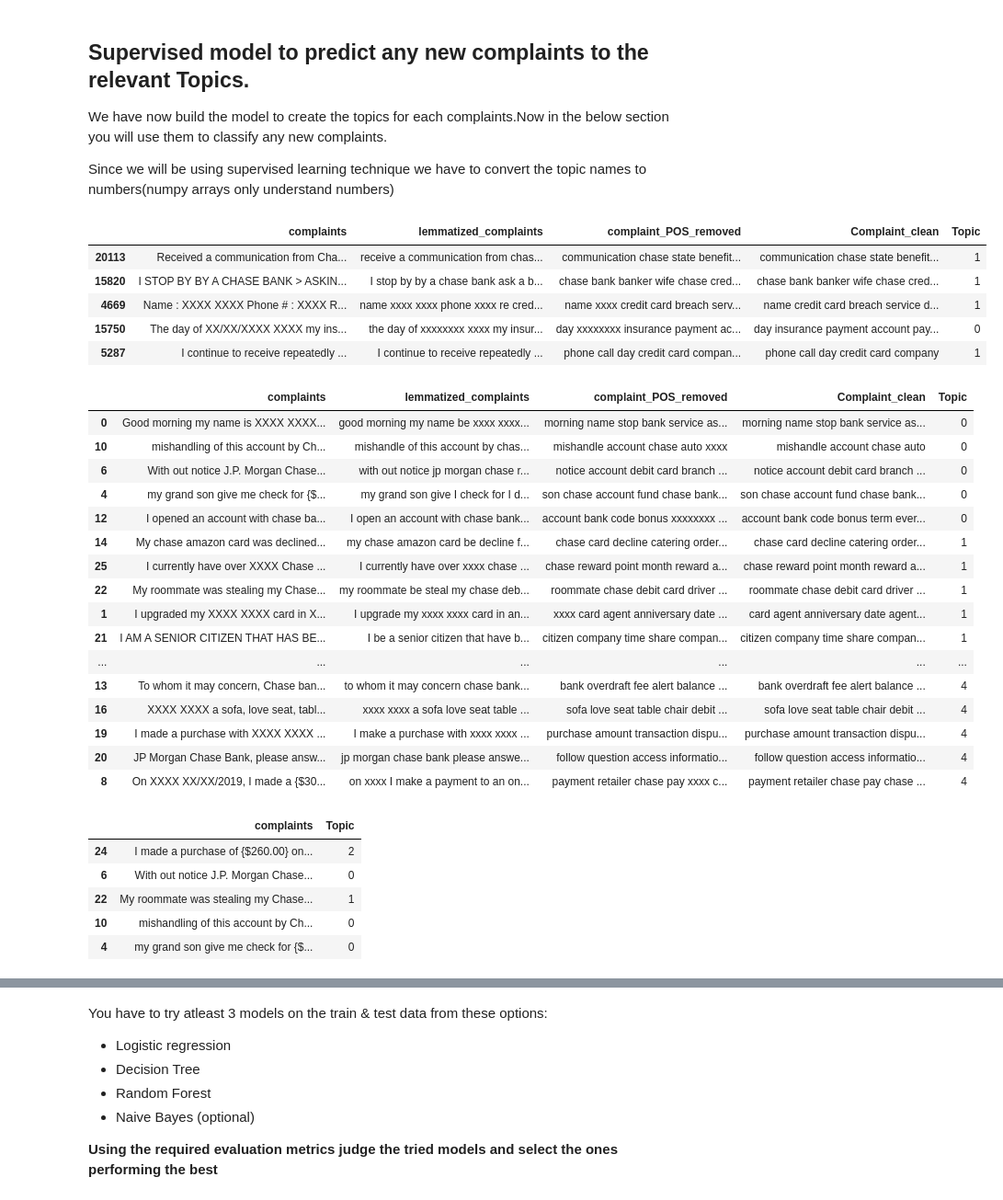
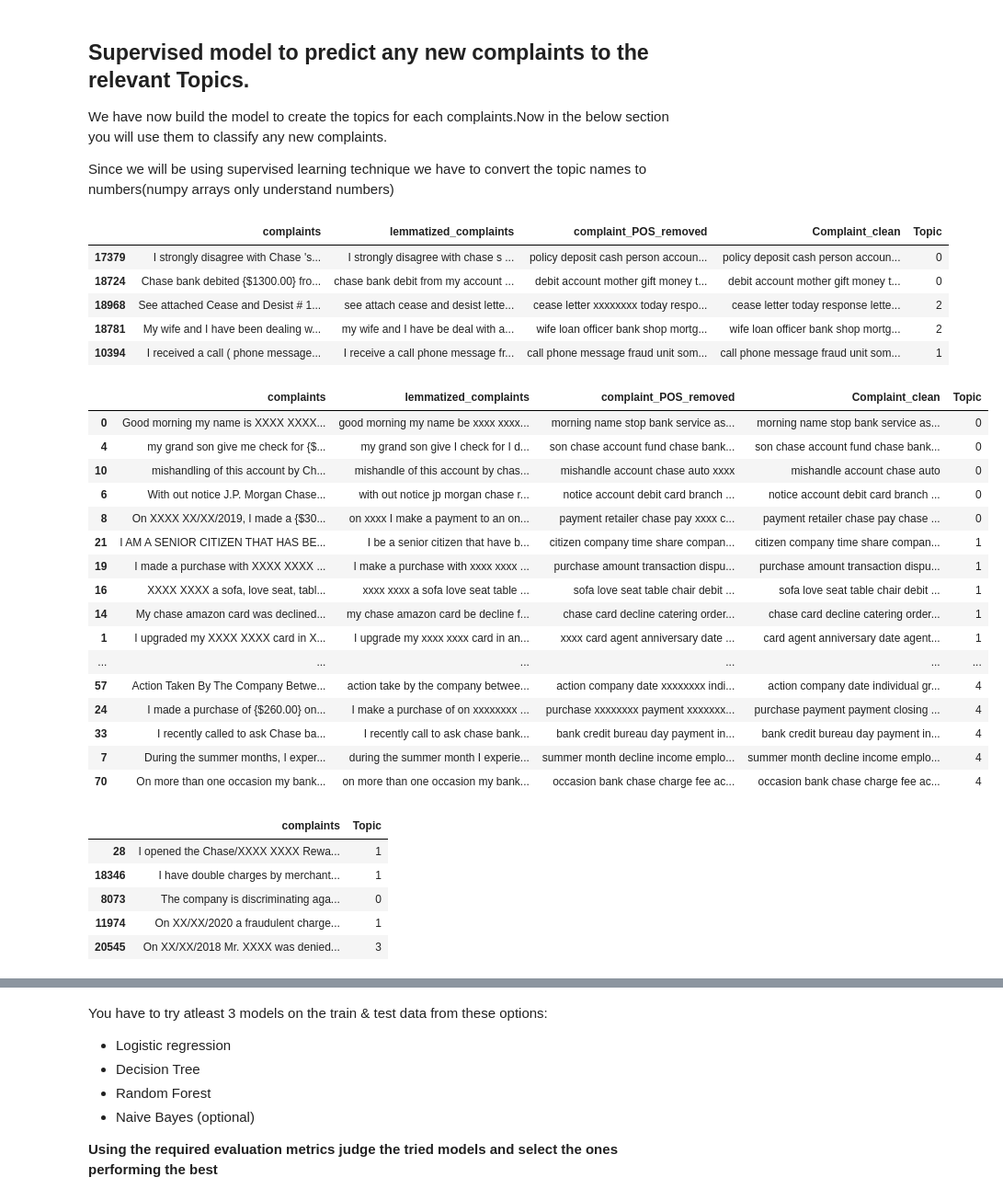
Before and after one commit to prajwelbk/Automatic_Ticket_Classification, a Jupyter notebook: Automatic_Ticket_Classification_Assignment.ipynb, the cells around one changed output, grey strips where cells are left out. Shown at 92% size. Drawn from its saved outputs; the diff is of its cells as text; code cells hidden in the pictures.

```diff
--- a/Automatic_Ticket_Classification_Assignment.ipynb
+++ b/Automatic_Ticket_Classification_Assignment.ipynb
@@ -431,7 +436,7 @@ max_df = 0.95 means "ignore terms that appear in more than 95% of the complaints
 min_df = 2 means "ignore terms that appear in less than 2 complaints"
 # %%
 #Write your code here to initialise the TfidfVectorizer
-tf_idf_vectorizer = TfidfVectorizer(max_df = 0.95, min_df = 2, stop_words = "english")
+tf_idf_vectorizer = TfidfVectorizer(max_df = 0.95, min_df = 2, stop_words = "english",  ngram_range = (1, 3), max_features=10000)
 # %% [markdown]
 #### Create a document term matrix using fit_transform
 
@@ -643,42 +650,41 @@ df_clean['Topic'] = df_clean['Topic'].map(topic_name_idx_mapping)
 df_clean.sample(5)
 # %% [output]
 |  | complaints | lemmatized_complaints | complaint_POS_removed | Complaint_clean | Topic |
-| 20113 | Received a communication from Cha... | receive a communication from chas... | communication chase state benefit... | communication chase state benefit... | 1 |
-| 15820 | I STOP BY BY A CHASE BANK > ASKIN... | I stop by by a chase bank ask a b... | chase bank banker wife chase cred... | chase bank banker wife chase cred... | 1 |
-| 4669 | Name : XXXX XXXX Phone # : XXXX R... | name xxxx xxxx phone xxxx re cred... | name xxxx credit card breach serv... | name credit card breach service d... | 1 |
-| 15750 | The day of XX/XX/XXXX XXXX my ins... | the day of xxxxxxxx xxxx my insur... | day xxxxxxxx insurance payment ac... | day insurance payment account pay... | 0 |
-| 5287 | I continue to receive repeatedly ... | I continue to receive repeatedly ... | phone call day credit card compan... | phone call day credit card company | 1 |
+| 17379 | I strongly disagree with Chase 's... | I strongly disagree with chase s ... | policy deposit cash person accoun... | policy deposit cash person accoun... | 0 |
+| 18724 | Chase bank debited {$1300.00} fro... | chase bank debit from my account ... | debit account mother gift money t... | debit account mother gift money t... | 0 |
+| 18968 | See attached Cease and Desist # 1... | see attach cease and desist lette... | cease letter xxxxxxxx today respo... | cease letter today response lette... | 2 |
+| 18781 | My wife and I have been dealing w... | my wife and I have be deal with a... | wife loan officer bank shop mortg... | wife loan officer bank shop mortg... | 2 |
+| 10394 | I received a call ( phone message... | I receive a call phone message fr... | call phone message fraud unit som... | call phone message fraud unit som... | 1 |
 # %%
 #Print the first 5 Complaint for each of the Topics
-df_clean=df_clean.groupby('Topic').head(5)
-df_clean.sort_values('Topic')
+df_clean.groupby('Topic').head(5).sort_values('Topic')
 # %% [output]
 |  | complaints | lemmatized_complaints | complaint_POS_removed | Complaint_clean | Topic |
 | 0 | Good morning my name is XXXX XXXX... | good morning my name be xxxx xxxx... | morning name stop bank service as... | morning name stop bank service as... | 0 |
+| 4 | my grand son give me check for {$... | my grand son give I check for I d... | son chase account fund chase bank... | son chase account fund chase bank... | 0 |
 | 10 | mishandling of this account by Ch... | mishandle of this account by chas... | mishandle account chase auto xxxx | mishandle account chase auto | 0 |
 | 6 | With out notice J.P. Morgan Chase... | with out notice jp morgan chase r... | notice account debit card branch ... | notice account debit card branch ... | 0 |
-| 4 | my grand son give me check for {$... | my grand son give I check for I d... | son chase account fund chase bank... | son chase account fund chase bank... | 0 |
-| 12 | I opened an account with chase ba... | I open an account with chase bank... | account bank code bonus xxxxxxxx ... | account bank code bonus term ever... | 0 |
+| 8 | On XXXX XX/XX/2019, I made a {$30... | on xxxx I make a payment to an on... | payment retailer chase pay xxxx c... | payment retailer chase pay chase ... | 0 |
+| 21 | I AM A SENIOR CITIZEN THAT HAS BE... | I be a senior citizen that have b... | citizen company time share compan... | citizen company time share compan... | 1 |
+| 19 | I made a purchase with XXXX XXXX ... | I make a purchase with xxxx xxxx ... | purchase amount transaction dispu... | purchase amount transaction dispu... | 1 |
+| 16 | XXXX XXXX a sofa, love seat, tabl... | xxxx xxxx a sofa love seat table ... | sofa love seat table chair debit ... | sofa love seat table chair debit ... | 1 |
 | 14 | My chase amazon card was declined... | my chase amazon card be decline f... | chase card decline catering order... | chase card decline catering order... | 1 |
-| 25 | I currently have over XXXX Chase ... | I currently have over xxxx chase ... | chase reward point month reward a... | chase reward point month reward a... | 1 |
-| 22 | My roommate was stealing my Chase... | my roommate be steal my chase deb... | roommate chase debit card driver ... | roommate chase debit card driver ... | 1 |
 | 1 | I upgraded my XXXX XXXX card in X... | I upgrade my xxxx xxxx card in an... | xxxx card agent anniversary date ... | card agent anniversary date agent... | 1 |
-| 21 | I AM A SENIOR CITIZEN THAT HAS BE... | I be a senior citizen that have b... | citizen company time share compan... | citizen company time share compan... | 1 |
 | ... | ... | ... | ... | ... | ... |
-| 13 | To whom it may concern, Chase ban... | to whom it may concern chase bank... | bank overdraft fee alert balance ... | bank overdraft fee alert balance ... | 4 |
-| 16 | XXXX XXXX a sofa, love seat, tabl... | xxxx xxxx a sofa love seat table ... | sofa love seat table chair debit ... | sofa love seat table chair debit ... | 4 |
-| 19 | I made a purchase with XXXX XXXX ... | I make a purchase with xxxx xxxx ... | purchase amount transaction dispu... | purchase amount transaction dispu... | 4 |
-| 20 | JP Morgan Chase Bank, please answ... | jp morgan chase bank please answe... | follow question access informatio... | follow question access informatio... | 4 |
-| 8 | On XXXX XX/XX/2019, I made a {$30... | on xxxx I make a payment to an on... | payment retailer chase pay xxxx c... | payment retailer chase pay chase ... | 4 |
+| 57 | Action Taken By The Company Betwe... | action take by the company betwee... | action company date xxxxxxxx indi... | action company date individual gr... | 4 |
+| 24 | I made a purchase of {$260.00} on... | I make a purchase of on xxxxxxxx ... | purchase xxxxxxxx payment xxxxxxx... | purchase payment payment closing ... | 4 |
+| 33 | I recently called to ask Chase ba... | I recently call to ask chase bank... | bank credit bureau day payment in... | bank credit bureau day payment in... | 4 |
+| 7 | During the summer months, I exper... | during the summer month I experie... | summer month decline income emplo... | summer month decline income emplo... | 4 |
+| 70 | On more than one occasion my bank... | on more than one occasion my bank... | occasion bank chase charge fee ac... | occasion bank chase charge fee ac... | 4 |
 # %%
 #Keep the columns "complaints" & "Topic" only in the new dataframe --> training_data
 training_data = df_clean[["complaints", "Topic"]]
 training_data.sample(5)
 # %% [output]
 |  | complaints | Topic |
-| 24 | I made a purchase of {$260.00} on... | 2 |
-| 6 | With out notice J.P. Morgan Chase... | 0 |
-| 22 | My roommate was stealing my Chase... | 1 |
-| 10 | mishandling of this account by Ch... | 0 |
-| 4 | my grand son give me check for {$... | 0 |
+| 28 | I opened the Chase/XXXX XXXX Rewa... | 1 |
+| 18346 | I have double charges by merchant... | 1 |
+| 8073 | The company is discriminating aga... | 0 |
+| 11974 | On XX/XX/2020 a fraudulent charge... | 1 |
+| 20545 | On XX/XX/2018 Mr. XXXX was denied... | 3 |
 # %%
```
Also changed, not shown: parts of 29 cells of this notebook.
